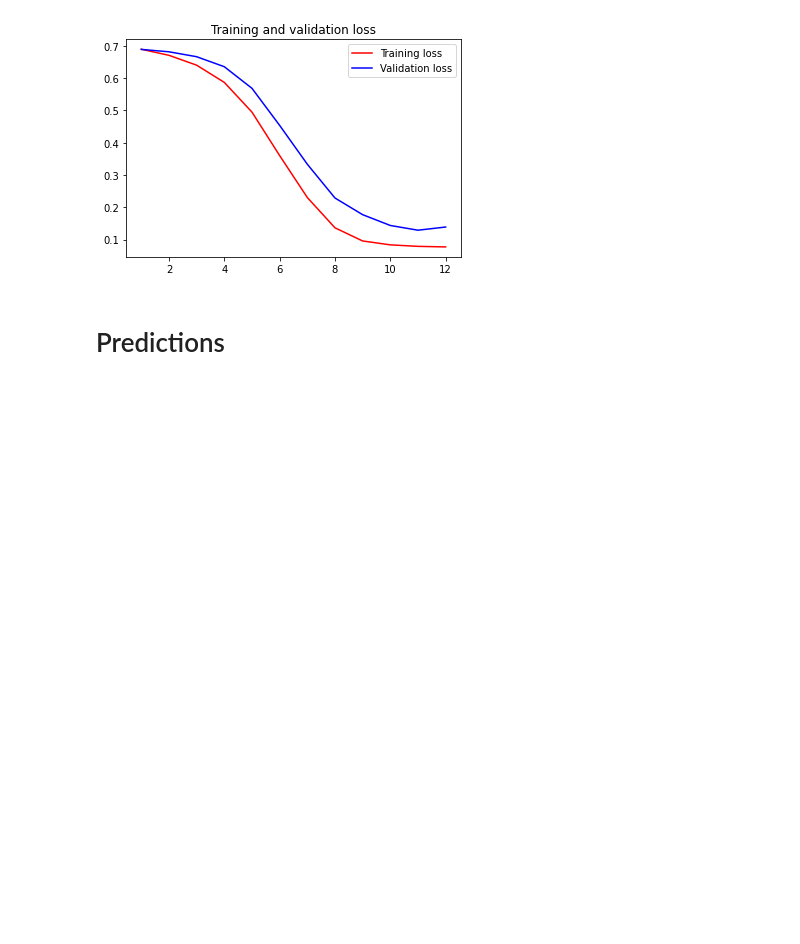
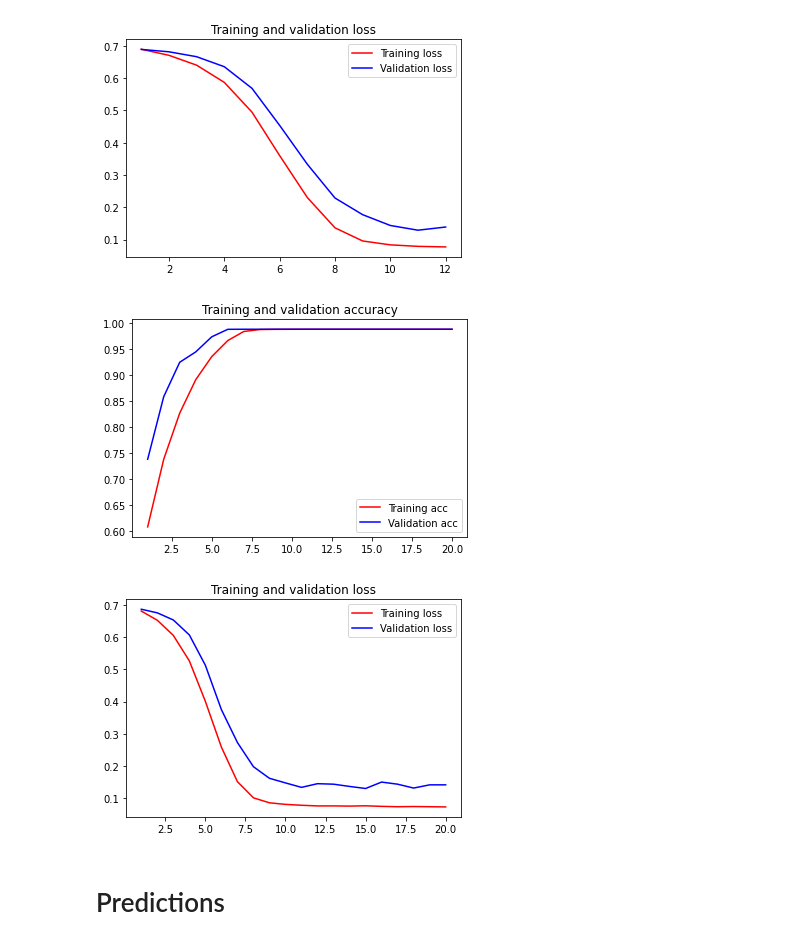
Before and after one commit to rohailkhan/Time-Invariant-aging-model-deeplearning, a Jupyter notebook: Objective_2_july30_RGB_and_shape=(150,150,3)_for_Time_Invariant_Aging_Model_and_Face_Recognition.ipynb, the cells around one changed output. Drawn from its saved outputs; the diff is of its cells as text; code cells hidden in the pictures; blank space fills up the shorter version.

```diff
--- a/Objective_2_july30_RGB_and_shape=(150,150,3)_for_Time_Invariant_Aging_Model_and_Face_Recognition.ipynb
+++ b/Objective_2_july30_RGB_and_shape=(150,150,3)_for_Time_Invariant_Aging_Model_and_Face_Recognition.ipynb
@@ -690,21 +683,24 @@ plt.show()
 [figure]
 # %%
 ### FINAL Alhamdulillah...use sigmoid with binary-entropy...
-acc = history['accuracy']
+acc = history.history['accuracy']
 val_acc = history.history['val_accuracy']
 loss = history.history['loss']
 val_loss = history.history['val_loss']
 epochs = range(1, len(acc) + 1)
 plt.plot(epochs, acc, 'r', label='Training acc')
 plt.plot(epochs, val_acc, 'b', label='Validation acc')
 plt.title('Training and validation accuracy')
 plt.legend()
 plt.figure()
 plt.plot(epochs, loss, 'r', label='Training loss')
 plt.plot(epochs, val_loss, 'b', label='Validation loss')
 plt.title('Training and validation loss')
 plt.legend()
 plt.show()
+# %% [output]
+[figure, added]
+[figure, added]
 # %% [markdown]
 # Predictions
 # %%
```
Also changed, not shown: parts of 21 cells of this notebook.
